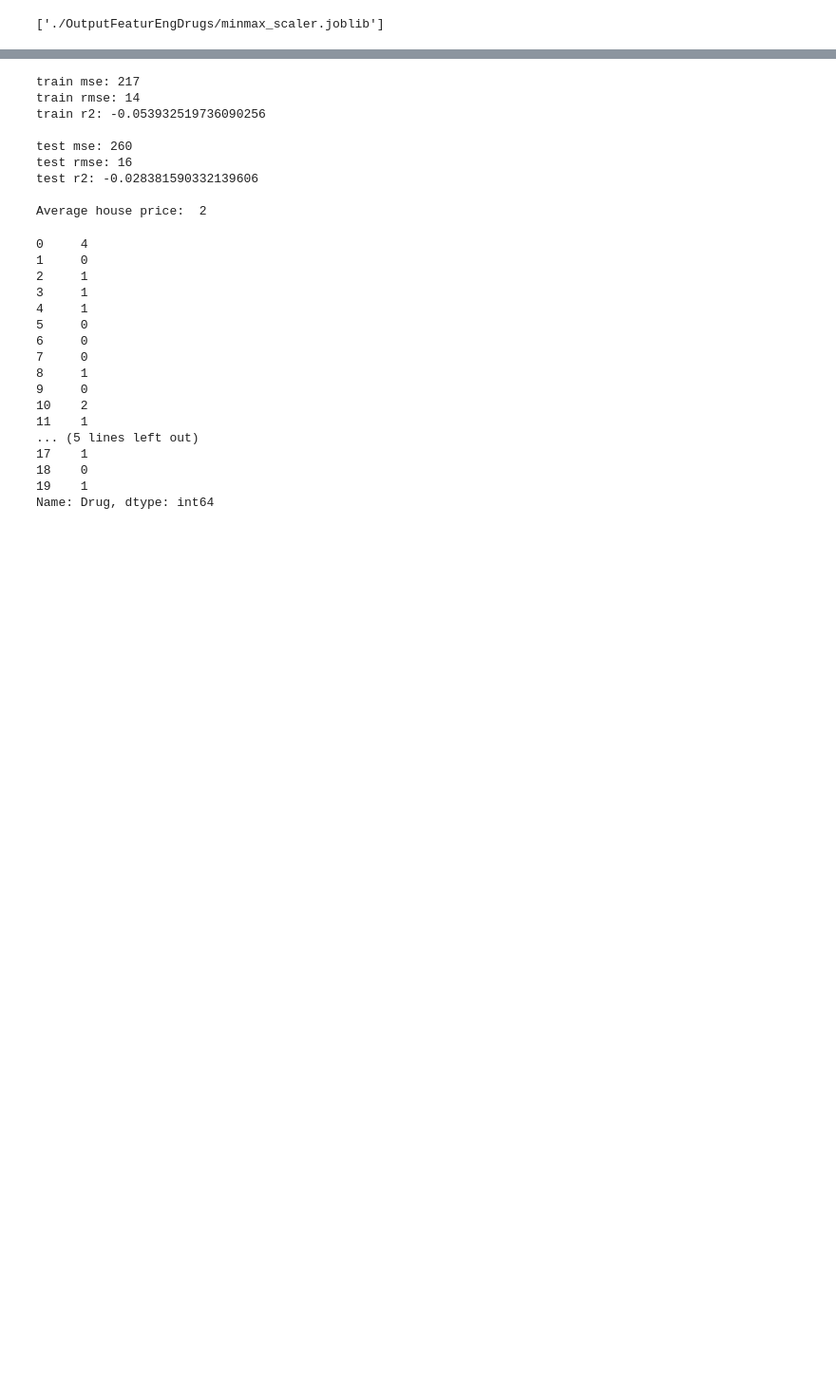
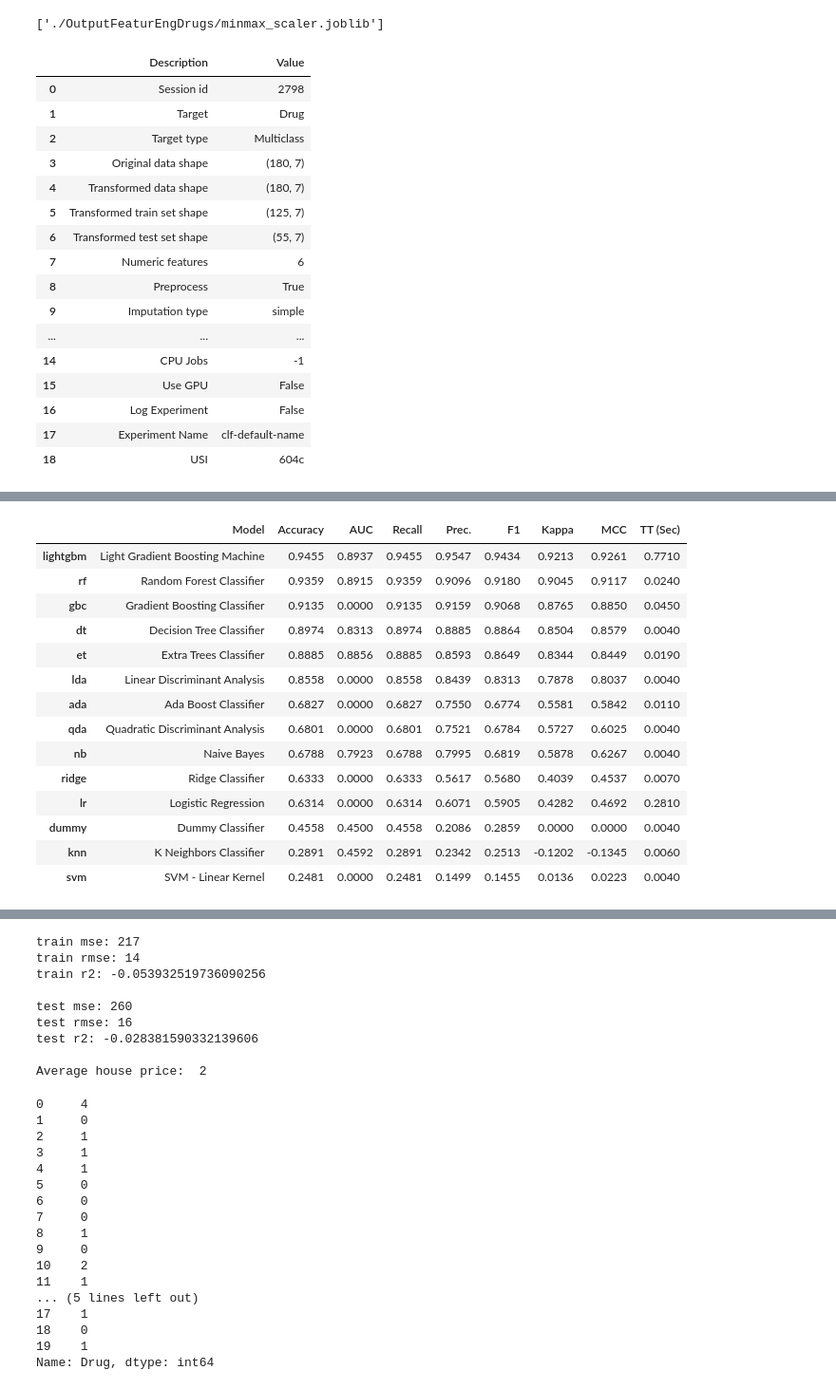
Before and after one commit to jakogarces/MLProjectDocker, a Jupyter notebook: pipeline/1-FeatureEngDrugs.ipynb, the cells around one changed output, grey strips where cells are left out. Shown: that part at 95% size. Saved outputs shown, nothing was run; the diff lists cells and outputs as text; code cells hidden in the pictures; blank space fills up the shorter version.

```diff
--- a/pipeline/1-FeatureEngDrugs.ipynb
+++ b/pipeline/1-FeatureEngDrugs.ipynb
@@ -192,3 +255,29 @@ y_test.to_csv('./OutputFeaturEngDrugs/ytest.csv', index=False)
 joblib.dump(scaler, './OutputFeaturEngDrugs/minmax_scaler.joblib')
 # %% [output]
 ['./OutputFeaturEngDrugs/minmax_scaler.joblib']
+# %%
+from pycaret.classification import setup
+
+# Setting up the PyCaret environment with the training data and generating a profile report
+clf1 = setup(data = dataTrain, target = 'Drug')
+
+#Comparing all models
+best = compare_models()
+# %% [output]
+|  | Description | Value |
+| 0 | Session id | 2798 |
+| 1 | Target | Drug |
+| 2 | Target type | Multiclass |
+| 3 | Original data shape | (180, 7) |
+| 4 | Transformed data shape | (180, 7) |
+| 5 | Transformed train set shape | (125, 7) |
+| 6 | Transformed test set shape | (55, 7) |
+| 7 | Numeric features | 6 |
+| 8 | Preprocess | True |
+| 9 | Imputation type | simple |
+| ... | ... | ... |
+| 14 | CPU Jobs | -1 |
+| 15 | Use GPU | False |
+| 16 | Log Experiment | False |
+| 17 | Experiment Name | clf-default-name |
+| 18 | USI | 604c |
@@ -194,0 +285,15 @@ joblib.dump(scaler, './OutputFeaturEngDrugs/minmax_scaler.joblib')
+|  | Model | Accuracy | AUC | Recall | Prec. | F1 | Kappa | MCC | TT (Sec) |
+| lightgbm | Light Gradient Boosting Machine | 0.9455 | 0.8937 | 0.9455 | 0.9547 | 0.9434 | 0.9213 | 0.9261 | 0.7710 |
+| rf | Random Forest Classifier | 0.9359 | 0.8915 | 0.9359 | 0.9096 | 0.9180 | 0.9045 | 0.9117 | 0.0240 |
+| gbc | Gradient Boosting Classifier | 0.9135 | 0.0000 | 0.9135 | 0.9159 | 0.9068 | 0.8765 | 0.8850 | 0.0450 |
+| dt | Decision Tree Classifier | 0.8974 | 0.8313 | 0.8974 | 0.8885 | 0.8864 | 0.8504 | 0.8579 | 0.0040 |
+| et | Extra Trees Classifier | 0.8885 | 0.8856 | 0.8885 | 0.8593 | 0.8649 | 0.8344 | 0.8449 | 0.0190 |
+| lda | Linear Discriminant Analysis | 0.8558 | 0.0000 | 0.8558 | 0.8439 | 0.8313 | 0.7878 | 0.8037 | 0.0040 |
+| ada | Ada Boost Classifier | 0.6827 | 0.0000 | 0.6827 | 0.7550 | 0.6774 | 0.5581 | 0.5842 | 0.0110 |
+| qda | Quadratic Discriminant Analysis | 0.6801 | 0.0000 | 0.6801 | 0.7521 | 0.6784 | 0.5727 | 0.6025 | 0.0040 |
+| nb | Naive Bayes | 0.6788 | 0.7923 | 0.6788 | 0.7995 | 0.6819 | 0.5878 | 0.6267 | 0.0040 |
+| ridge | Ridge Classifier | 0.6333 | 0.0000 | 0.6333 | 0.5617 | 0.5680 | 0.4039 | 0.4537 | 0.0070 |
+| lr | Logistic Regression | 0.6314 | 0.0000 | 0.6314 | 0.6071 | 0.5905 | 0.4282 | 0.4692 | 0.2810 |
+| dummy | Dummy Classifier | 0.4558 | 0.4500 | 0.4558 | 0.2086 | 0.2859 | 0.0000 | 0.0000 | 0.0040 |
+| knn | K Neighbors Classifier | 0.2891 | 0.4592 | 0.2891 | 0.2342 | 0.2513 | -0.1202 | -0.1345 | 0.0060 |
+| svm | SVM - Linear Kernel | 0.2481 | 0.0000 | 0.2481 | 0.1499 | 0.1455 | 0.0136 | 0.0223 | 0.0040 |
```
Also changed, not shown: parts of 22 cells of this notebook, 13 other files.
